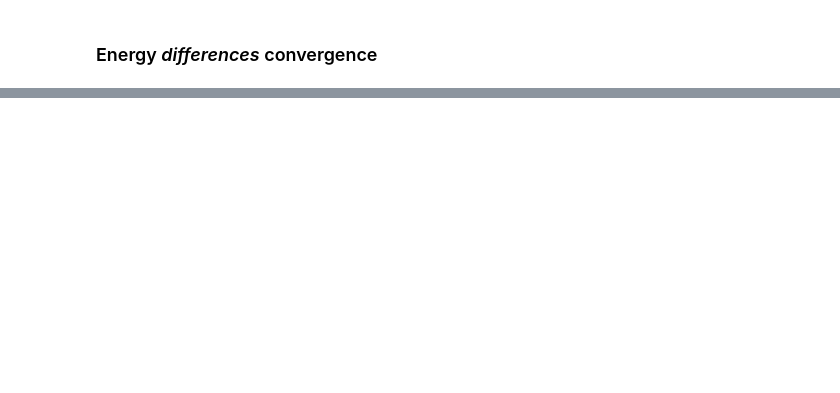
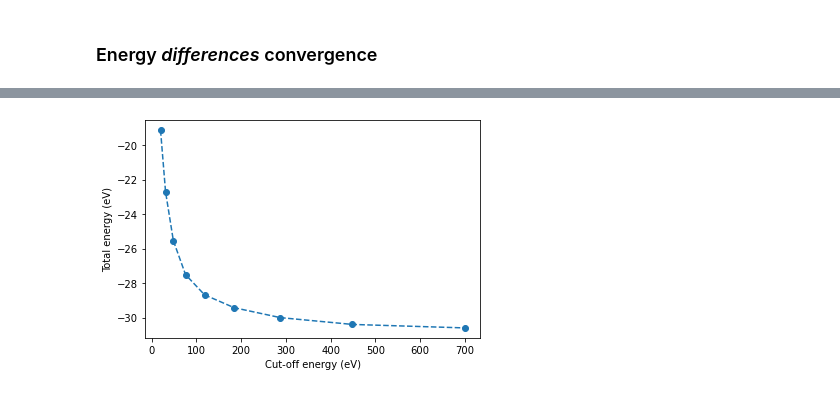
Before and after one commit to jochym/abinitio-methods, a Jupyter notebook: 02_Convergence_Analysis.ipynb, the cells around one changed output, grey strips where cells are left out. Saved outputs shown, nothing was run; the diff lists cells and outputs as text; code cells hidden in the pictures; blank space fills up the shorter version.

```diff
--- a/02_Convergence_Analysis.ipynb
+++ b/02_Convergence_Analysis.ipynb
@@ -106,14 +107,0 @@ H2_2.set_calculator(calc_2)
-# %%
-results_2 = []
-for ec in linspace(log(ecut_min), log(ecut_max), 9):
-    H2_2.calc.set(ecut=exp(ec))
-    print('%5.1f eV' % (exp(ec),), end=': ')                  # formating using % operator
-    results_2.append([exp(ec), H2_2.get_potential_energy()])
-    print(f'{H2_2.get_potential_energy():6.3f} eV')             # formating using f-strings
-
-results_2 = array(results_2).T                                # convert to array
-
-# Plot the convergence
-plot(results_2[0], results_2[1], '.-')
-xlabel('Cut-off energy (eV)')
-ylabel('Total energy (eV)');
@@ -200,0 +126,11 @@ legend();
+# %%
+results_2 = []
+for ec in linspace(log(ecut_min), log(ecut_max), 9):
+    H2_2.calc.set(ecut=exp(ec))
+    print('%5.1f eV' % (exp(ec),), end=': ')                  # formating using % operator
+    results_2.append([exp(ec),
+                      H2_2.get_potential_energy(),
+                      H2_2.get_forces()[0,0]])
+    print(f'{H2_2.get_potential_energy():6.3f} eV')             # formating using f-strings
+
+results_2 = array(results_2).T                                # convert to array
@@ -200,0 +147,7 @@ legend();
+# %%
+# Plot the convergence
+plot(results_2[0], results_2[1], 'o--')
+xlabel('Cut-off energy (eV)')
+ylabel('Total energy (eV)');
+# %% [output]
+[figure, added]
```
Also changed, not shown: parts of 49 cells of this notebook.
